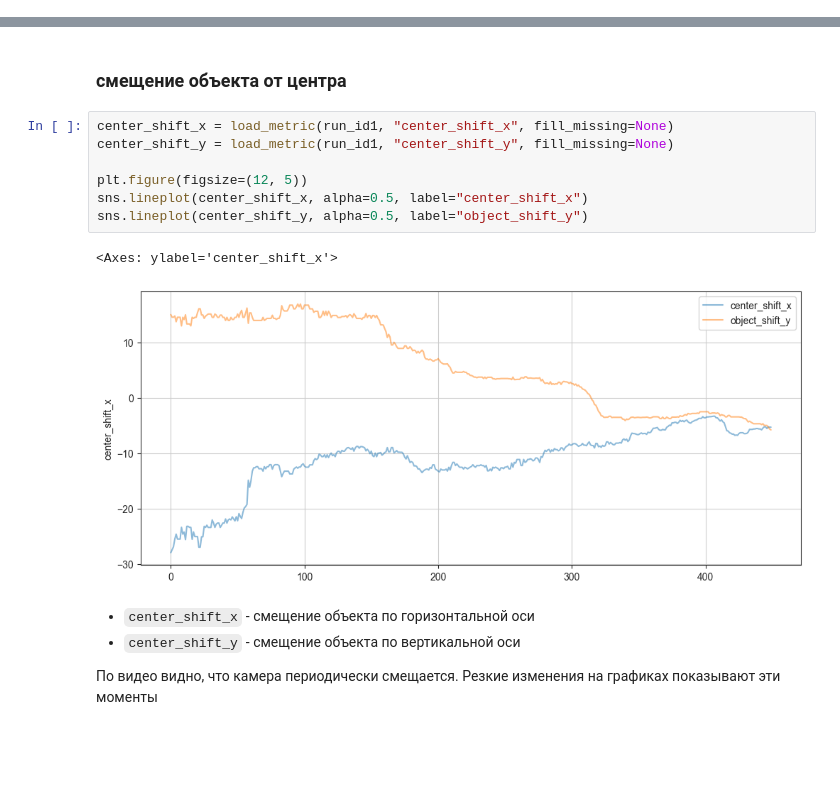
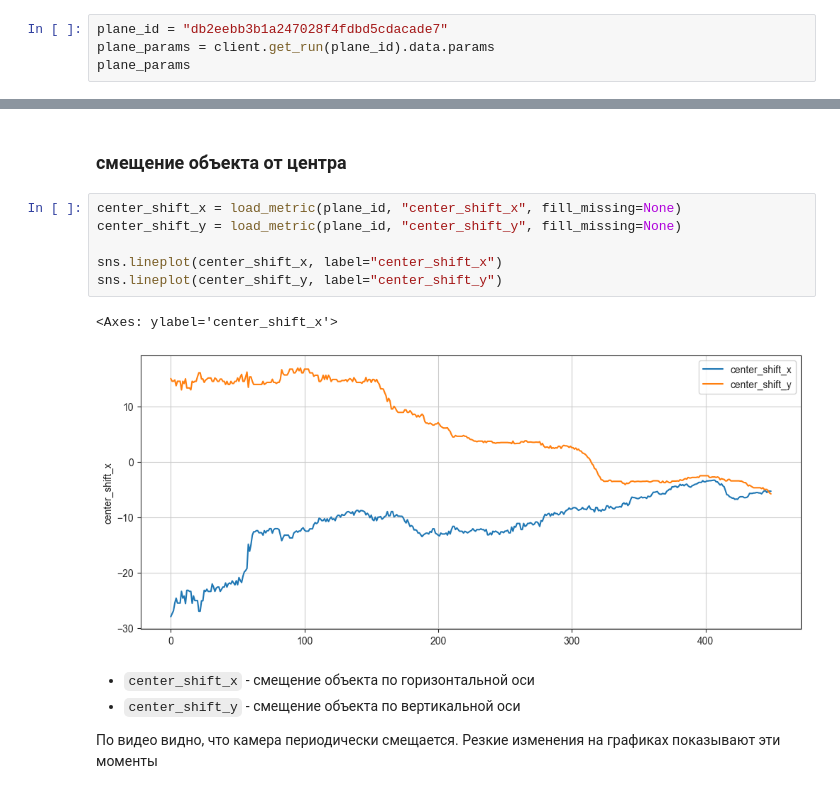
Before and after one commit to alexj-smolin/ds-school-project, a Jupyter notebook: notebooks/EDA.ipynb, the cells around one changed output, grey strips where cells are left out. Saved outputs shown, nothing was run; the diff lists cells and outputs as text; blank space fills up the shorter version.

```diff
--- a/notebooks/EDA.ipynb
+++ b/notebooks/EDA.ipynb
@@ -44,0 +45,4 @@ run_params1
+# %%
+plane_id = "db2eebb3b1a247028f4fdbd5cdacade7"
+plane_params = client.get_run(plane_id).data.params
+plane_params
@@ -68,16 +84,15 @@ frame ratio=1.7777777777777777
 Размеры пикселей отличаются в 6 знаке после запятой из-за особенностей формирования изображения: соотношения линейных размеров сенсора и размеров изображения не совпадают идеально
 # %% [markdown]
 ### смещение объекта от центра
-# %%
-center_shift_x = load_metric(run_id1, "center_shift_x", fill_missing=None)
-center_shift_y = load_metric(run_id1, "center_shift_y", fill_missing=None)
-
-plt.figure(figsize=(12, 5))
-sns.lineplot(center_shift_x, alpha=0.5, label="center_shift_x")
-sns.lineplot(center_shift_y, alpha=0.5, label="object_shift_y")
-# %% [output]
-<Axes: ylabel='center_shift_x'>
-[figure, removed]
+# %%
+center_shift_x = load_metric(plane_id, "center_shift_x", fill_missing=None)
+center_shift_y = load_metric(plane_id, "center_shift_y", fill_missing=None)
+
+sns.lineplot(center_shift_x, label="center_shift_x")
+sns.lineplot(center_shift_y, label="center_shift_y")
+# %% [output]
+<Axes: ylabel='center_shift_x'>
+[figure, added]
 # %% [markdown]
 * `center_shift_x` - смещение объекта по горизонтальной оси
 * `center_shift_y` - смещение объекта по вертикальной оси
```
Also changed, not shown: parts of 53 cells of this notebook, 5 other files.
